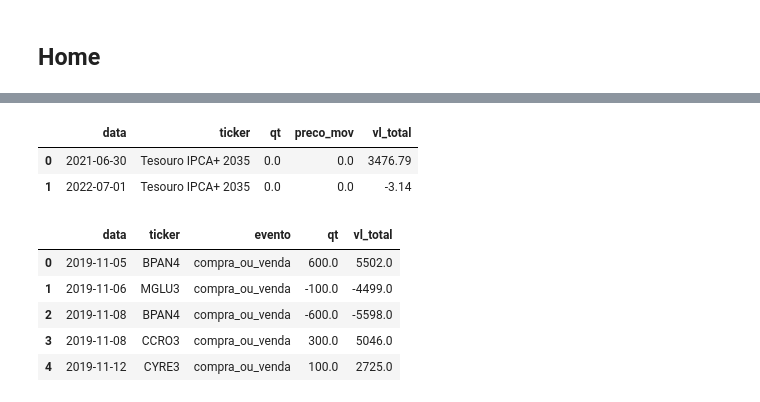
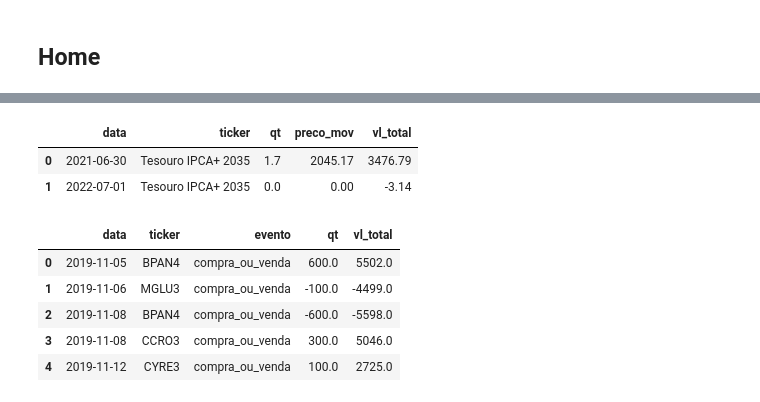
Before and after one commit to rknagao/b3-report, a Jupyter notebook: src/manutencao.ipynb, the cells around one changed output, grey strips where cells are left out. Cells and saved outputs as stored; diff of their text form; code cells hidden in the pictures.

Commit message:
refactored page 2 Tesouro Direto
code review, modification in lib, cleaner code

```diff
--- a/src/manutencao.ipynb
+++ b/src/manutencao.ipynb
@@ -82,12 +82,12 @@ def data_treatment(df):
     )
 
     # (bolsa) Ajuste específico de ações: zerar a quantidade de compra/venda em caso de dividendos e juros sobre capital próprio.
-    condition = df['tp_movimento'].isin(['Transferência - Liquidação', 'Bonificação em Ativos', 'Desdobro'])
-    #            df['tp_ativo'].isin(['Tipo 2: ações', 'Tipo 3: BDR'])
-    df['qt_abs'] = np.where(~condition, df['qt_abs'], 0)
+    condition = ~df['tp_movimento'].isin(['Transferência - Liquidação', 'Bonificação em Ativos', 'Desdobro']) & \
+                df['tp_ativo'].isin(['Tipo 2: ações', 'Tipo 3: BDR'])
+    df['qt_abs'] = np.where(condition, 0, df['qt_abs'])
 
     # (geral) Nova variável: variação na quantidade de ativos.
-    #df['qt'] = df['qt_abs'] * np.where(df['credito_ou_debito'] == 'Credito', 1, -1)
+    df['qt'] = df['qt_abs'] * np.where(df['credito_ou_debito'] == 'Credito', 1, -1)
 
     # (geral) Nova variável: variação na quantidade no valor total.
     df['vl_total'] = df['vl_total_abs'] * np.where(df['credito_ou_debito'] == 'Credito', 1, -1)
@@ -134,19 +128,18 @@ df_data_treatment.loc[df_data_treatment['ativo'] == 'Tesouro Selic 2024']
 # %%
 def only_tesouro(df):
-    df = df.loc[df['tp_ativo'] == 'Tipo 1: tesouro']
+    df = df.loc[df['tp_ativo'] == 'Tipo 1: tesouro'].sort_values(by=['ticker','data'], ascending=True)
     df = df.groupby(['tp_ativo','ticker','data']).agg({'qt':'sum', 'vl_total':'sum'}).reset_index()
     df['preco_mov'] = np.where(df['qt'] != 0, round(df['vl_total'] / df['qt'], 2), 0)
-    df = df.loc[df['tp_ativo'] == 'Tipo 1: tesouro'].sort_values(by=['ticker','data'], ascending=True)
     df = df[['data', 'ticker', 'qt', 'preco_mov', 'vl_total']]
     return df
 
 # Teste
 df_tesouro = only_tesouro(df_data_treatment)
 df_tesouro.head(2)
 # %% [output]
 |  | data | ticker | qt | preco_mov | vl_total |
-| 0 | 2021-06-30 | Tesouro IPCA+ 2035 | 0.0 | 0.0 | 3476.79 |
-| 1 | 2022-07-01 | Tesouro IPCA+ 2035 | 0.0 | 0.0 | -3.14 |
+| 0 | 2021-06-30 | Tesouro IPCA+ 2035 | 1.7 | 2045.17 | 3476.79 |
+| 1 | 2022-07-01 | Tesouro IPCA+ 2035 | 0.0 | 0.00 | -3.14 |
 # %%
 def only_bolsa(df):
     df = df.loc[(df['tp_ativo'] == 'Tipo 2: ações') | (df['tp_ativo'] == 'Tipo 3: BDR')].sort_values(by=['ticker','data'], ascending=True)
```
Also changed, not shown: parts of 19 cells of this notebook, 6 other files.
